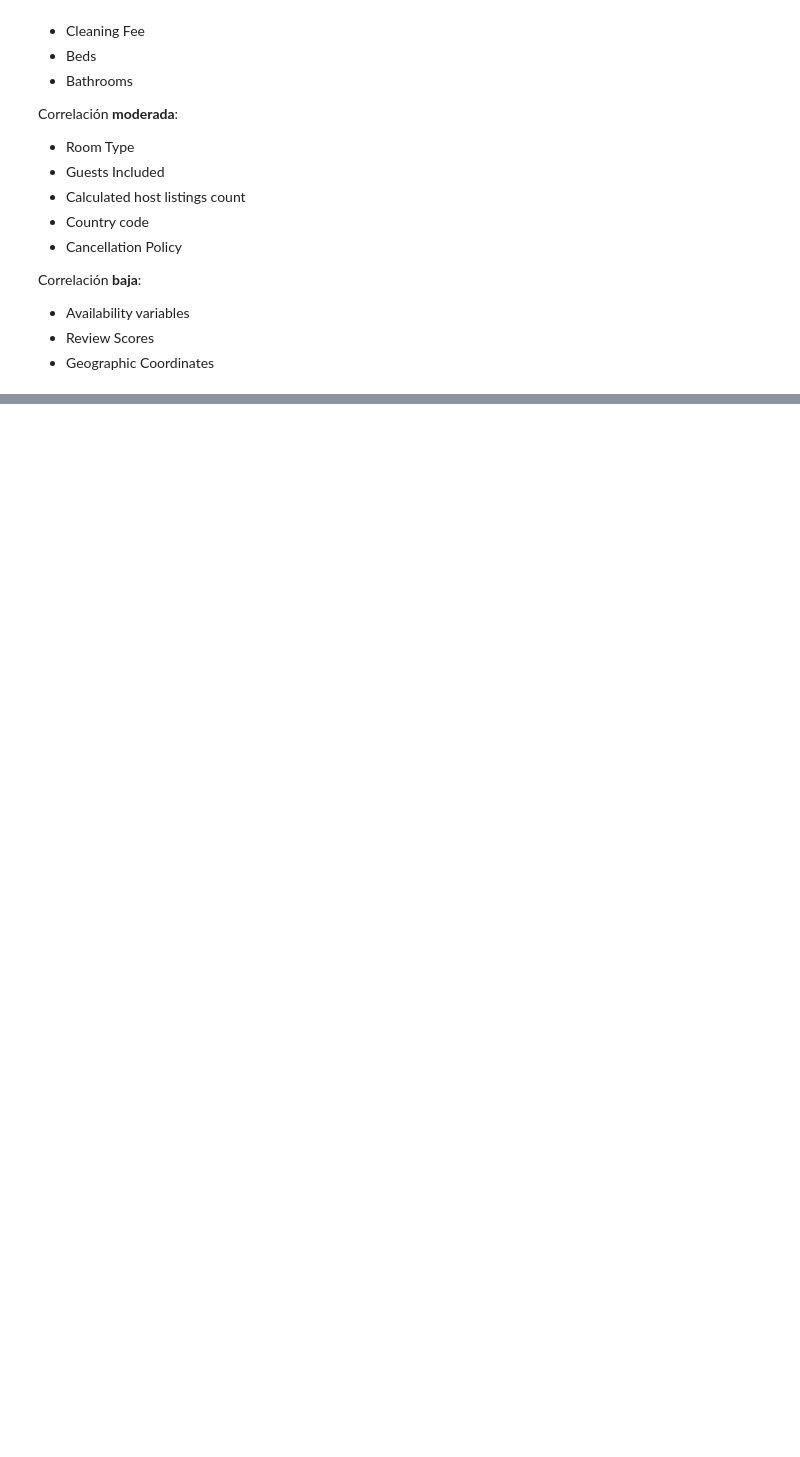
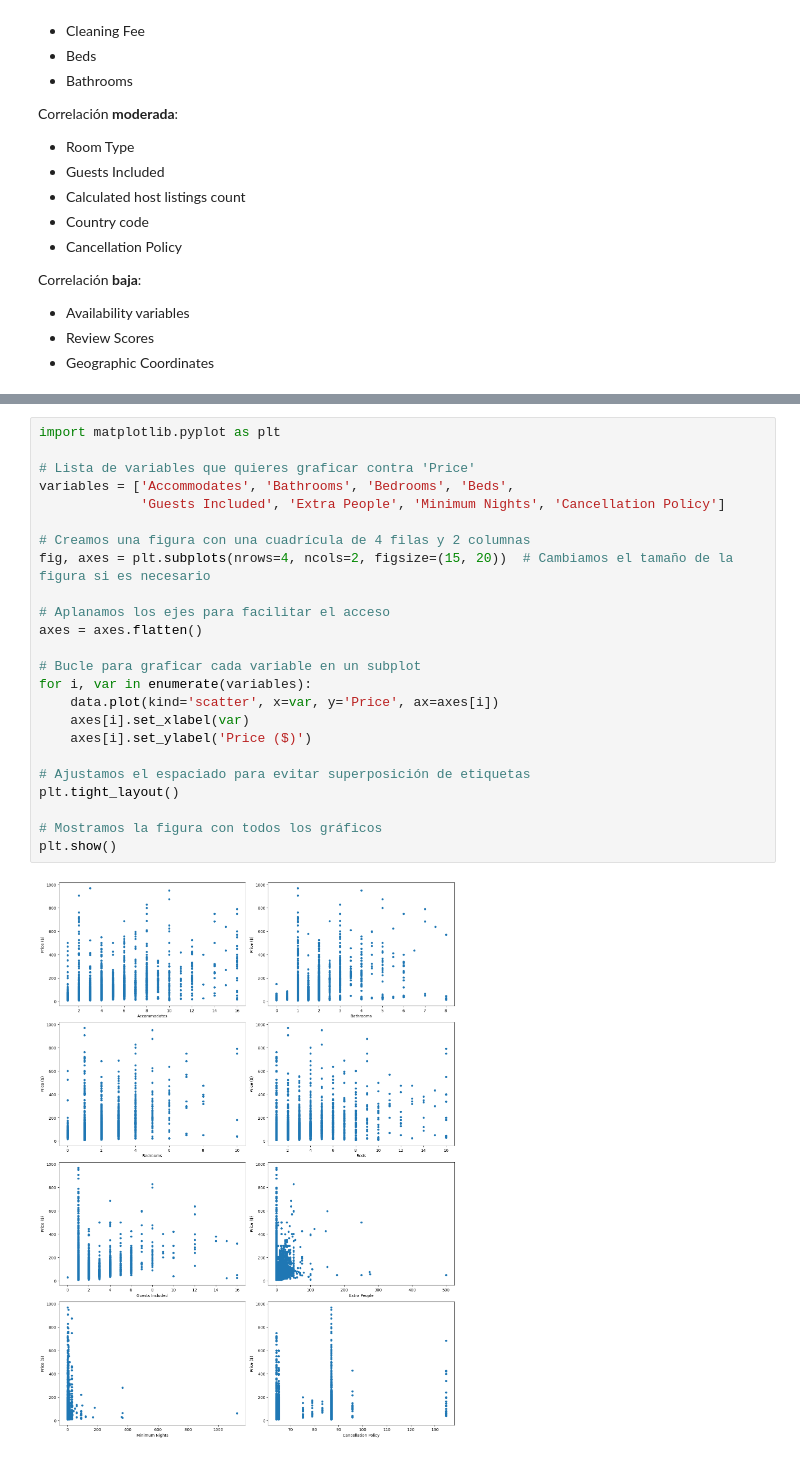
Before and after one commit to HelenaMartiF/ML_Practice, a Jupyter notebook: ML_practice.ipynb, the cells around one changed output, grey strips where cells are left out. Drawn from its saved outputs; the diff is of its cells as text; blank space fills up the shorter version.

```diff
--- a/ML_practice.ipynb
+++ b/ML_practice.ipynb
@@ -569,0 +720,26 @@ Correlación **baja**:
+# %%
+import matplotlib.pyplot as plt
+
+# Lista de variables que quieres graficar contra 'Price'
+variables = ['Accommodates', 'Bathrooms', 'Bedrooms', 'Beds',
+             'Guests Included', 'Extra People', 'Minimum Nights', 'Cancellation Policy']
+
+# Creamos una figura con una cuadrícula de 4 filas y 2 columnas
+fig, axes = plt.subplots(nrows=4, ncols=2, figsize=(15, 20))  # Cambiamos el tamaño de la figura si es necesario
+
+# Aplanamos los ejes para facilitar el acceso
+axes = axes.flatten()
+
+# Bucle para graficar cada variable en un subplot
+for i, var in enumerate(variables):
+    data.plot(kind='scatter', x=var, y='Price', ax=axes[i])
+    axes[i].set_xlabel(var)
+    axes[i].set_ylabel('Price ($)')
+
+# Ajustamos el espaciado para evitar superposición de etiquetas
+plt.tight_layout()
+
+# Mostramos la figura con todos los gráficos
+plt.show()
+# %% [output]
+[figure, added]
```
Also changed, not shown: parts of 32 cells of this notebook.
